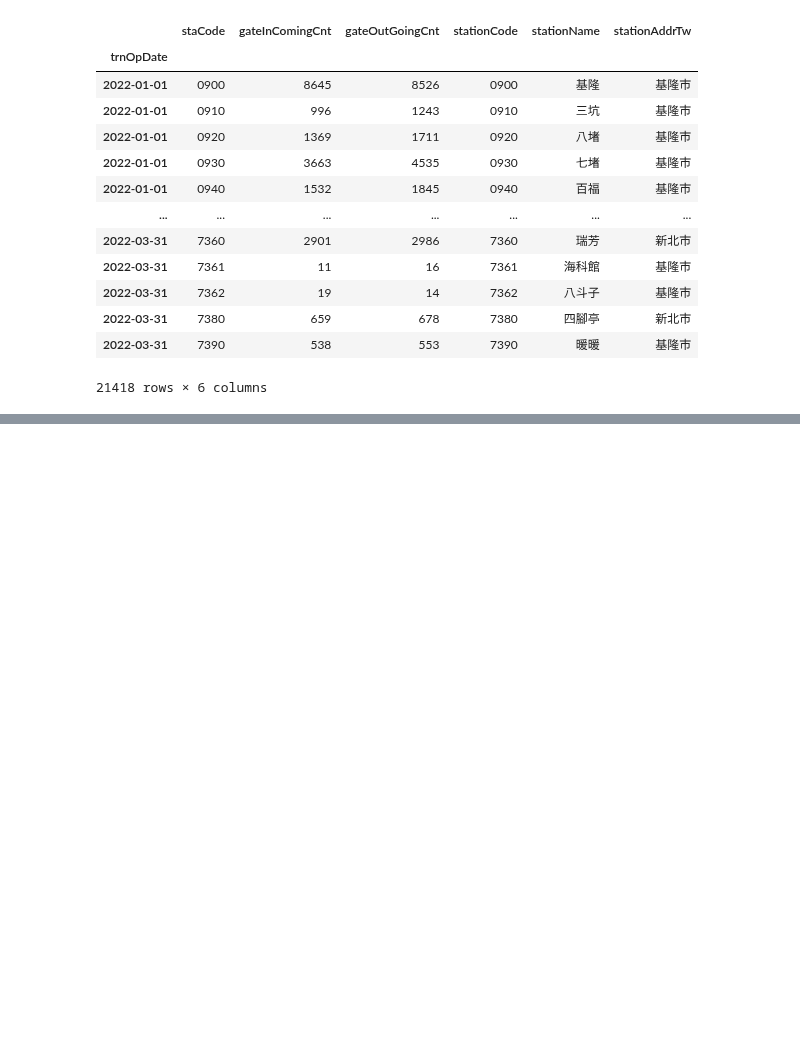
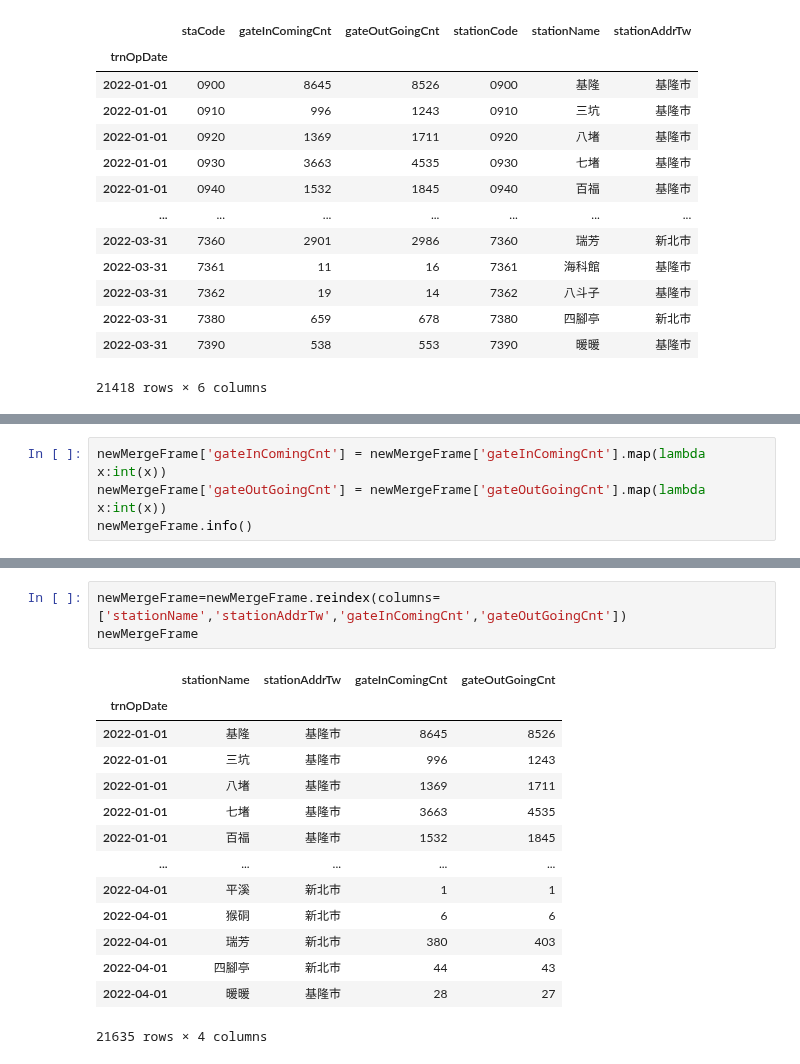
Before and after one commit to roberthsu2003/PythonForDataAnalysis, a Jupyter notebook: 星期13/lesson19_2.ipynb, the cells around one changed output, grey strips where cells are left out. Cells and saved outputs as stored; diff of their text form; blank space fills up the shorter version.

```diff
--- a/星期13/lesson19_2.ipynb
+++ b/星期13/lesson19_2.ipynb
@@ -171,0 +188,4 @@ newMergeFrame.loc['2022-01-01 00:00:00':'2022-03-31 00:00:00']
+# %%
+newMergeFrame['gateInComingCnt'] = newMergeFrame['gateInComingCnt'].map(lambda x:int(x))
+newMergeFrame['gateOutGoingCnt'] = newMergeFrame['gateOutGoingCnt'].map(lambda x:int(x))
+newMergeFrame.info()
@@ -171,0 +206,18 @@ newMergeFrame.loc['2022-01-01 00:00:00':'2022-03-31 00:00:00']
+# %%
+newMergeFrame=newMergeFrame.reindex(columns=['stationName','stationAddrTw','gateInComingCnt','gateOutGoingCnt'])
+newMergeFrame
+# %% [output]
+|  | stationName | stationAddrTw | gateInComingCnt | gateOutGoingCnt |
+| trnOpDate |  |  |  |  |
+| 2022-01-01 | 基隆 | 基隆市 | 8645 | 8526 |
+| 2022-01-01 | 三坑 | 基隆市 | 996 | 1243 |
+| 2022-01-01 | 八堵 | 基隆市 | 1369 | 1711 |
+| 2022-01-01 | 七堵 | 基隆市 | 3663 | 4535 |
+| 2022-01-01 | 百福 | 基隆市 | 1532 | 1845 |
+| ... | ... | ... | ... | ... |
+| 2022-04-01 | 平溪 | 新北市 | 1 | 1 |
+| 2022-04-01 | 猴硐 | 新北市 | 6 | 6 |
+| 2022-04-01 | 瑞芳 | 新北市 | 380 | 403 |
+| 2022-04-01 | 四腳亭 | 新北市 | 44 | 43 |
+| 2022-04-01 | 暖暖 | 基隆市 | 28 | 27 |
+21635 rows × 4 columns
```
Also changed, not shown: parts of 3 cells of this notebook.
